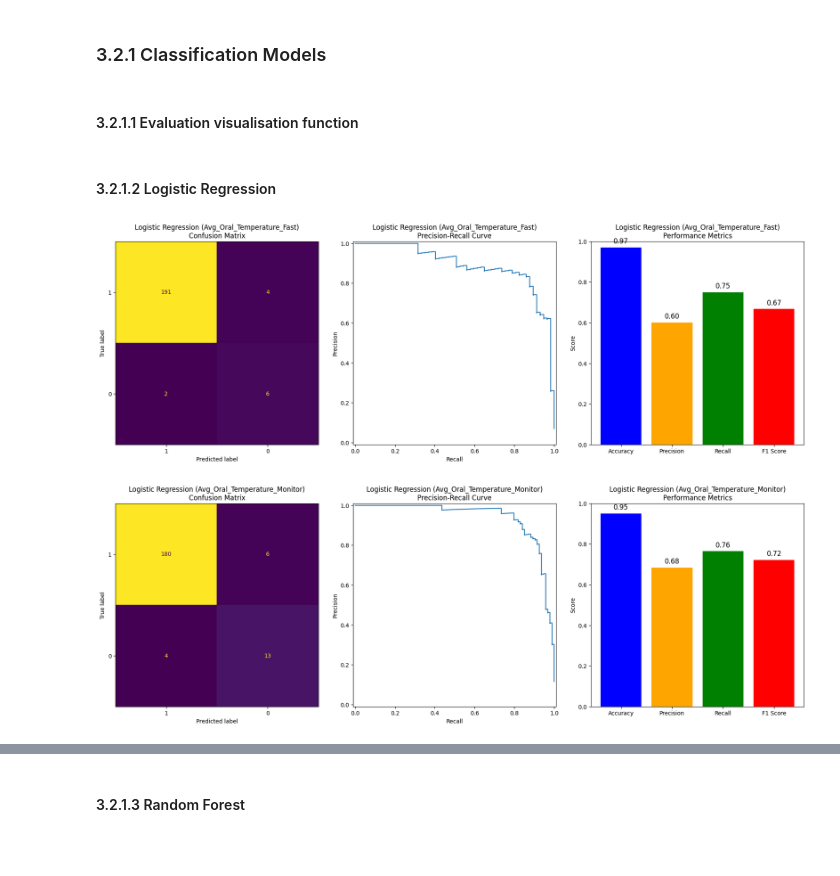
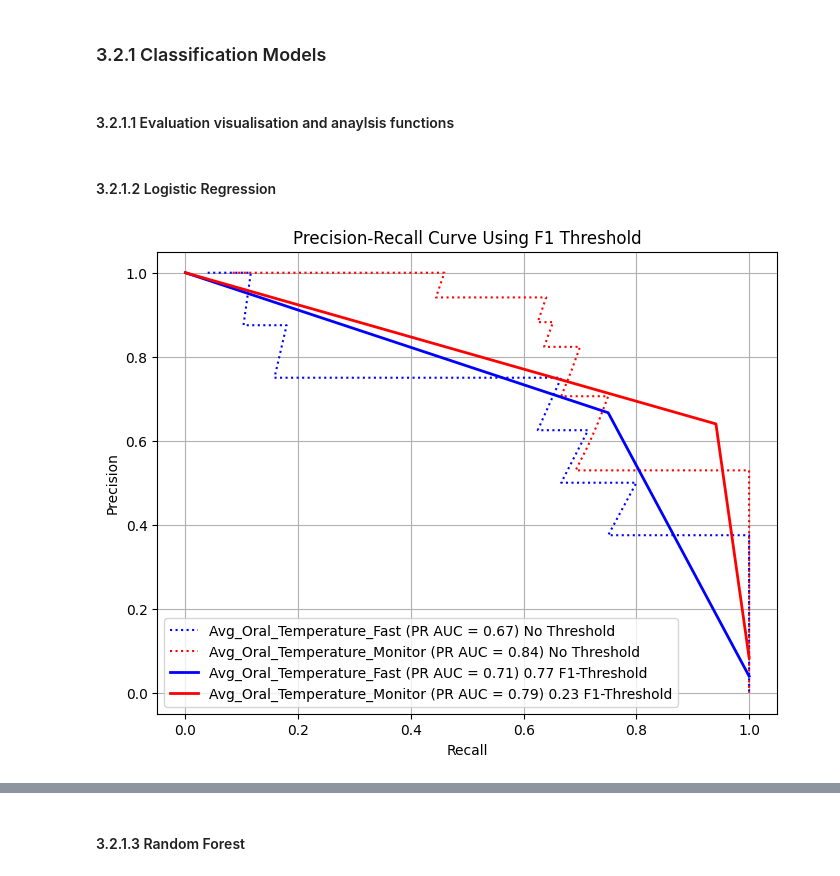
Before and after one commit to ochetcuti/FeverPredictorML, a Jupyter notebook: final.ipynb, the cells around one changed output, grey strips where cells are left out. Saved outputs shown, nothing was run; the diff lists cells and outputs as text; code cells hidden in the pictures; blank space fills up the shorter version.

Commit message:
Fixed ROC and PRC added threshold and comparison

```diff
--- a/final.ipynb
+++ b/final.ipynb
@@ -812,4 +794,4 @@ display(get_predictions())
 # %% [markdown]
 ### 3.2.1 Classification Models
 # %% [markdown]
-#### 3.2.1.1 Evaluation visualisation function
+#### 3.2.1.1 Evaluation visualisation and anaylsis functions
@@ -816,2 +913,14 @@ display(get_predictions())
+# %%
+def eval_threshold(y_predicted_probability, y_true_value, PRC: bool):
+    # PRC or ROC
+    Y_pred_first = np.array(y_predicted_probability[0][:,1])  # First test probabilities
+    Y_pred_second = np.array(y_predicted_probability[1][:,1])  # Second test probabilities
+    y_true_first = np.array(y_true_value[:, 0])  # First test true labels
+    y_true_second = np.array(y_true_value[:, 1])  # Second test true labels
+
+    if(PRC):
+        return eval_PRC_graph(Y_pred_first, Y_pred_second, y_true_first, y_true_second)
+    else:
+        return eval_ROC_graph(Y_pred_first, Y_pred_second, y_true_first, y_true_second)
 # %%
 eval_classification_models = {}
@@ -867,18 +967,15 @@ def eval_classification_model(y_true, y_predicted, y_predicted_probability, mode
 # %%
 all_predictions = get_predictions()
 true_labels = val_labels_prepared
 prediction = all_predictions[all_predictions["Model Name"] == "LogisticRegression"].iloc[0]
 model_name = prediction["Model Name"]
 pred_output = prediction["Prediction Output"]
 pred_prob_output = prediction["Prediction Probability"]
-training_lables = prediction["Train Labels"]
+evaluation_lables = prediction["Evaluation Labels"]
 pred_output_df = pd.DataFrame({
     'Avg_Oral_Temperature_Fast': pred_output[:, 0],
     'Avg_Oral_Temperature_Monitor': pred_output[:, 1],
 })
-
-Logistic_regression_avg_Oral_Temperature_Fast = eval_classification_model(true_labels[:,0],pred_output_df['Avg_Oral_Temperature_Fast'], pred_prob_output[0],"Logistic Regression (Avg_Oral_Temperature_Fast)", training_lables[:,0])
-Logistic_regression_Avg_Oral_Temperature_Monitor = eval_classification_model(true_labels[:,1],pred_output_df['Avg_Oral_Temperature_Monitor'], pred_prob_output[1],"Logistic Regression (Avg_Oral_Temperature_Monitor)", training_lables[:,1])
+Logistic_regression_threshold = eval_threshold(pred_prob_output, true_labels, True)
 # %% [output]
-[figure, old version]
+[figure, new version]
-[figure, removed]
```
Also changed, not shown: parts of 18 cells of this notebook.
